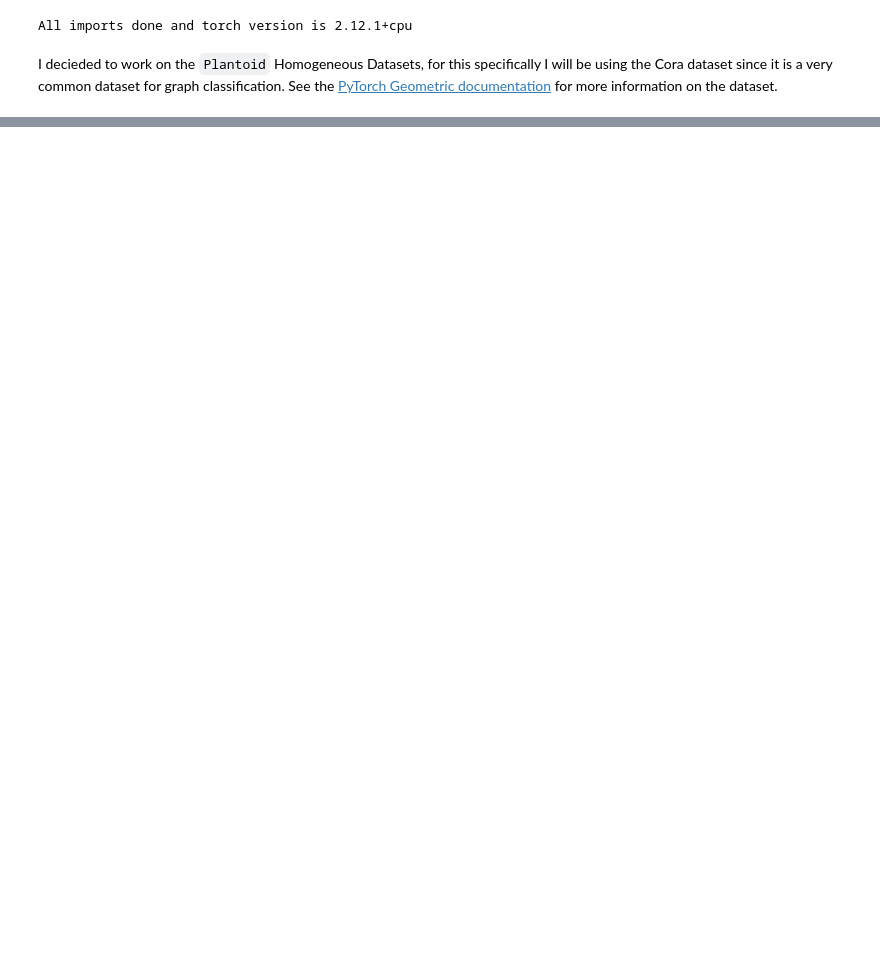
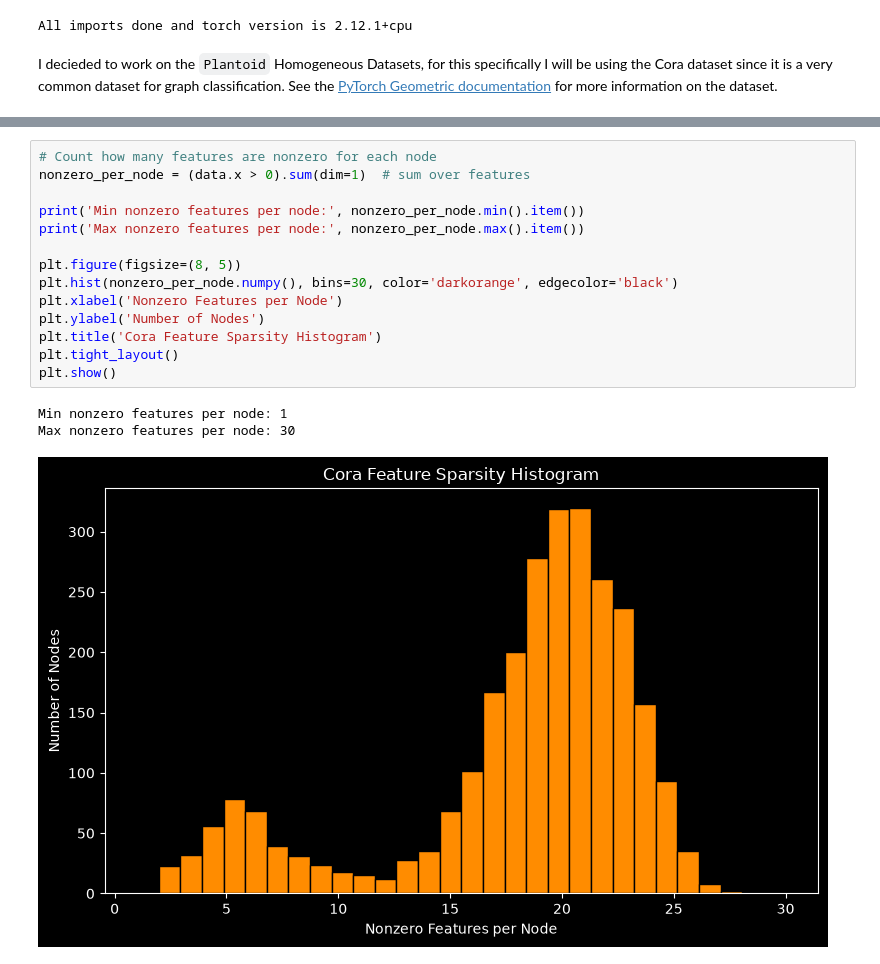
Before and after one commit to Aiden-Rader/qml-graph-benchmark, a Jupyter notebook: notebooks/01_data_exploration.ipynb, the cells around one changed output, grey strips where cells are left out. Cells and saved outputs as stored; diff of their text form; blank space fills up the shorter version.

```diff
--- a/notebooks/01_data_exploration.ipynb
+++ b/notebooks/01_data_exploration.ipynb
@@ -54,0 +172,18 @@ Now that we have our data in a PyTorch Geometric Data object, we can start to ex
+# %%
+# Count how many features are nonzero for each node
+nonzero_per_node = (data.x > 0).sum(dim=1)  # sum over features
+
+print('Min nonzero features per node:', nonzero_per_node.min().item())
+print('Max nonzero features per node:', nonzero_per_node.max().item())
+
+plt.figure(figsize=(8, 5))
+plt.hist(nonzero_per_node.numpy(), bins=30, color='darkorange', edgecolor='black')
+plt.xlabel('Nonzero Features per Node')
+plt.ylabel('Number of Nodes')
+plt.title('Cora Feature Sparsity Histogram')
+plt.tight_layout()
+plt.show()
+# %% [output]
+Min nonzero features per node: 1
+Max nonzero features per node: 30
+[figure, added]
```
Also changed, not shown: parts of 12 cells of this notebook, 2 other files.
